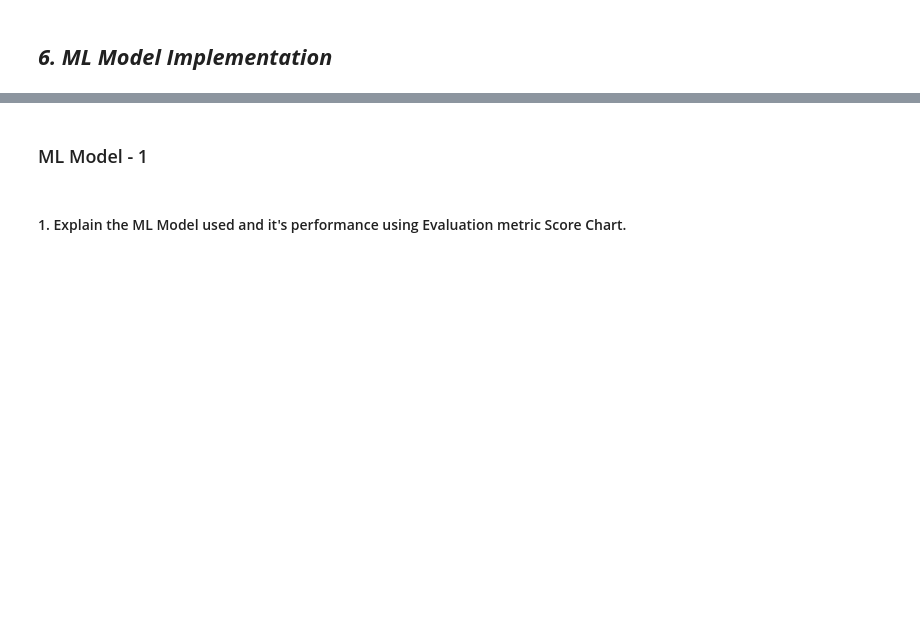
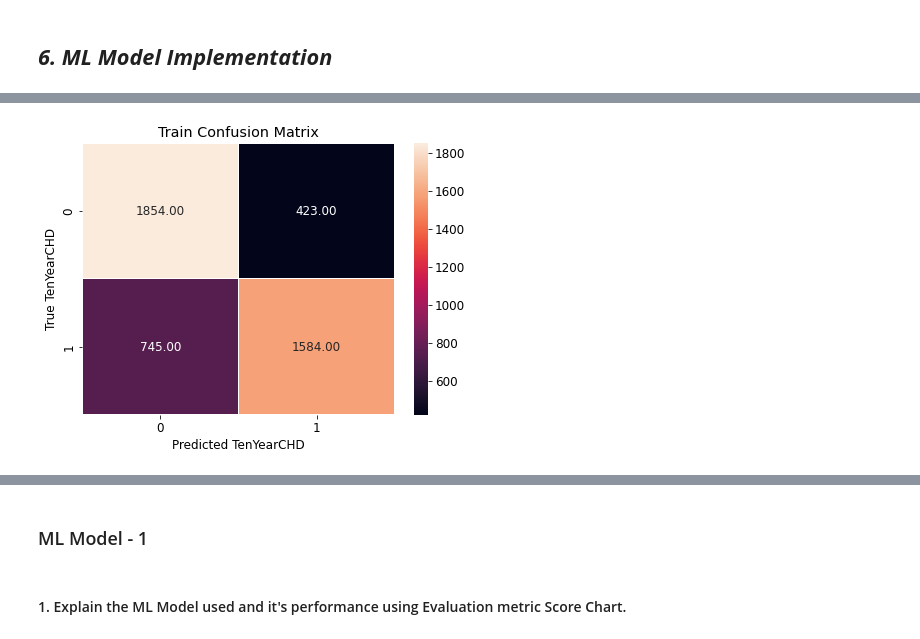
Before and after one commit to Prashant-Shaw/Cardiovascular_Risk_Prediction, a Jupyter notebook: Cardiovascular_Risk_Prediction_Capstone_Project.ipynb, the cells around one changed output, grey strips where cells are left out. Saved outputs shown, nothing was run; the diff lists cells and outputs as text; code cells hidden in the pictures; blank space fills up the shorter version.

```diff
--- a/Cardiovascular_Risk_Prediction_Capstone_Project.ipynb
+++ b/Cardiovascular_Risk_Prediction_Capstone_Project.ipynb
@@ -1032,0 +1090,11 @@ Answer Here.
+# %%
+# Function to plot heat map
+def confusion_matrix_plot(cm,title):
+  ''' This function will plot the heatmap for confusion matrix.
+  Pass the confusion matrix & title of the plot in str to plot the heatmap'''
+  plt.figure(figsize=(7,5))
+  ax = sns.heatmap(cm, annot=True, linewidths = 0.1, fmt = '0.2f')
+  ax.set_xlabel('Predicted TenYearCHD')
+  ax.set_ylabel('True TenYearCHD')
+  ax.set_title(title)
+  plt.show()
@@ -1032,0 +1118,4 @@ Answer Here.
+# %%
+#Fitting logistic regression model
+lgr = LogisticRegression(fit_intercept=True, max_iter=10000)
+lgr.fit(X_train, y_train)
@@ -1032,0 +1136,4 @@ Answer Here.
+# %%
+#Predicting train and test data
+train_class_preds_lgr = lgr.predict(X_train)
+test_class_preds_lgr = lgr.predict(X_test)
@@ -1032,0 +1143,3 @@ Answer Here.
+# %%
+#Checking the evaluation metrics
+evaluation_dict_lgr, cm_train_lgr, cm_test_lgr = evaluation_metrics(X_train, y_train, X_test, y_test, train_class_preds_lgr, test_class_preds_lgr)
@@ -1032,0 +1160,5 @@ Answer Here.
+# %%
+#Checking confusion matrix for train data
+confusion_matrix_plot(cm_train_lgr, "Train Confusion Matrix")
+# %% [output]
+[figure, added]
```
Also changed, not shown: parts of 143 cells of this notebook.
